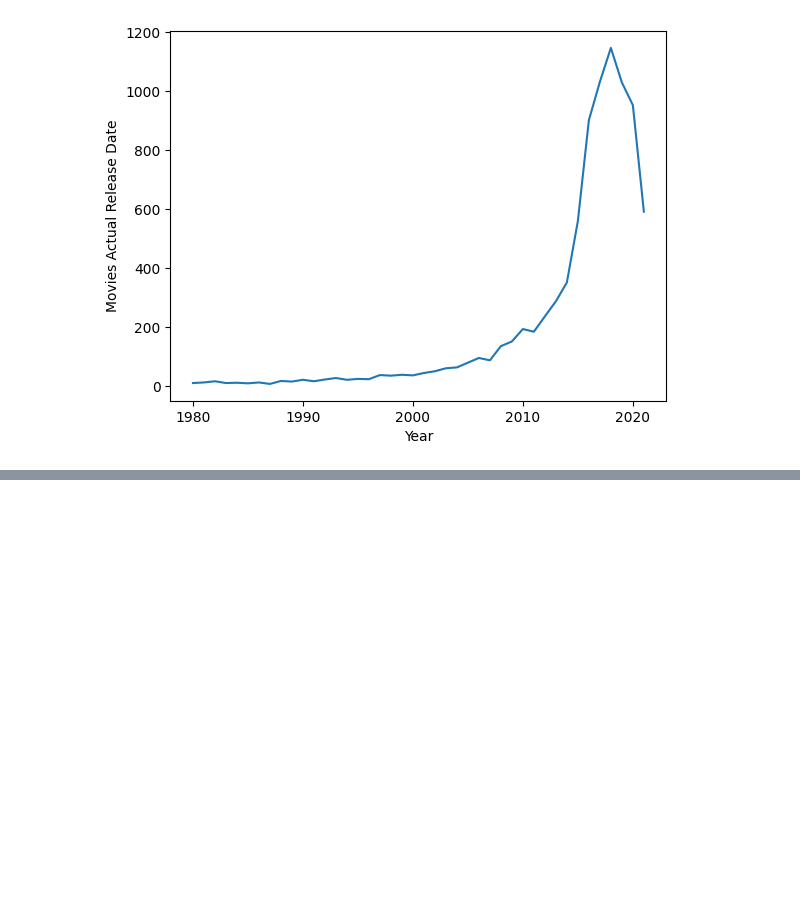
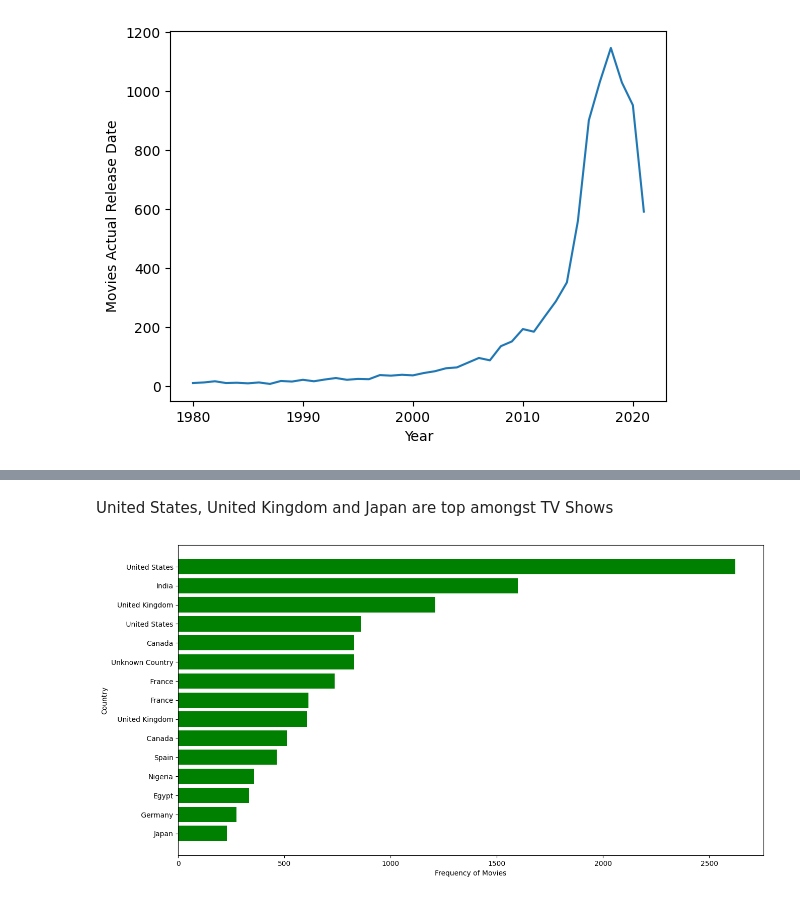
Before and after one commit to vinayakghatul/Netflix_EDA, a Jupyter notebook: DV_Netflix_Case.ipynb, the cells around one changed output, grey strips where cells are left out. Saved outputs shown, nothing was run; the diff lists cells and outputs as text; code cells hidden in the pictures; blank space fills up the shorter version.

```diff
--- a/DV_Netflix_Case.ipynb
+++ b/DV_Netflix_Case.ipynb
@@ -817,0 +856,11 @@ plt.show()
+# %% [markdown]
+United States, United Kingdom and Japan are top amongst TV Shows
+# %%
+df_country=df_movies.groupby(['country']).agg({"title":"nunique"}).reset_index().sort_values(by=['title'],ascending=False)[:15]
+plt.figure(figsize=(15,8))
+plt.barh(df_country[::-1]['country'], df_genre[::-1]['title'],color=['green'])
+plt.xlabel('Frequency of Movies')
+plt.ylabel('Country')
+plt.show()
+# %% [output]
+[figure, added]
```
Also changed, not shown: parts of 31 cells of this notebook.
